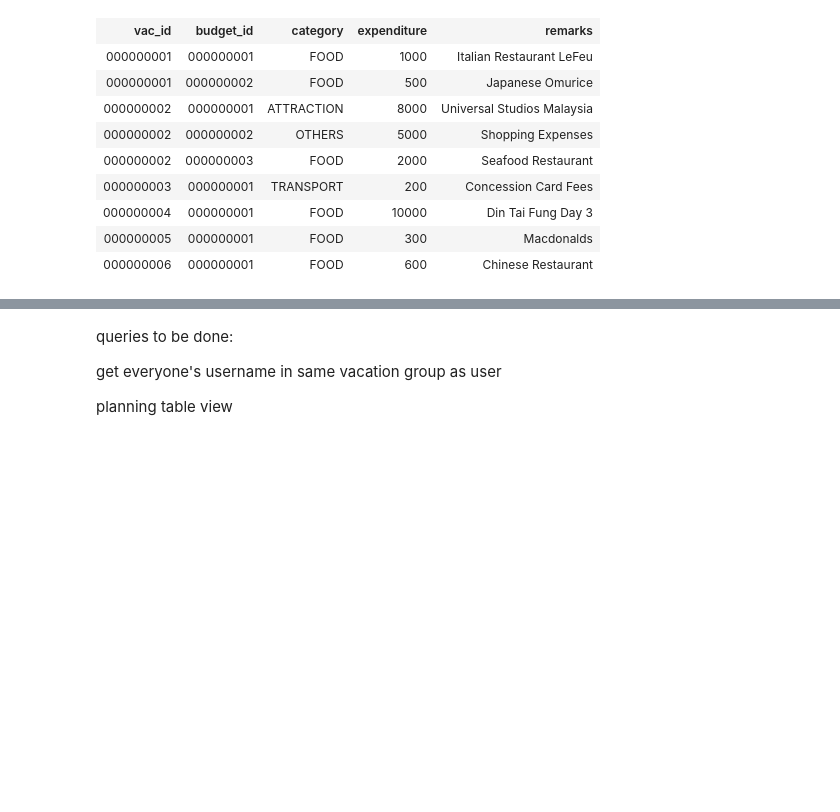
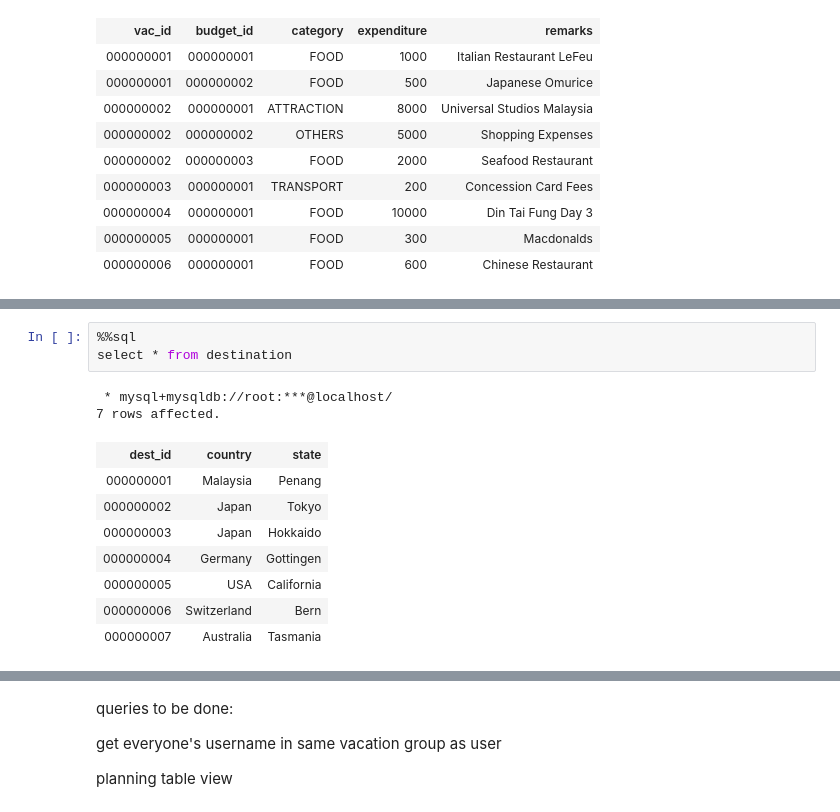
Before and after one commit to tyxin/ReadyHols, a Jupyter notebook: data_scripting.ipynb, the cells around one changed output, grey strips where cells are left out. Drawn from its saved outputs; the diff is of its cells as text; blank space fills up the shorter version.

```diff
--- a/data_scripting.ipynb
+++ b/data_scripting.ipynb
@@ -548,3 +548,17 @@ SELECT * from vacation_summary where vac_id
 | 000000004 | 2023-06-13 | 2023-06-20 | California | USA | California | USA | 7 | 20000 | ... |
 | 000000005 | 2023-06-02 | 2023-06-20 | Bern | Switzerland | Bern | Switzerland | 18 | 25000 | ... |
 | 000000006 | 2023-05-01 | 2023-05-30 | Tasmania | Australia | Tasmania | Australia | 29 | 50000 | ... |
+# %%
+%%sql
+select * from destination
+# %% [output]
+ * mysql+mysqldb://root:***@localhost/
+7 rows affected.
+| dest_id | country | state |
+| 000000001 | Malaysia | Penang |
+| 000000002 | Japan | Tokyo |
+| 000000003 | Japan | Hokkaido |
+| 000000004 | Germany | Gottingen |
+| 000000005 | USA | California |
+| 000000006 | Switzerland | Bern |
+| 000000007 | Australia | Tasmania |
```
Also changed, not shown: parts of 13 cells of this notebook, 12 other files.
